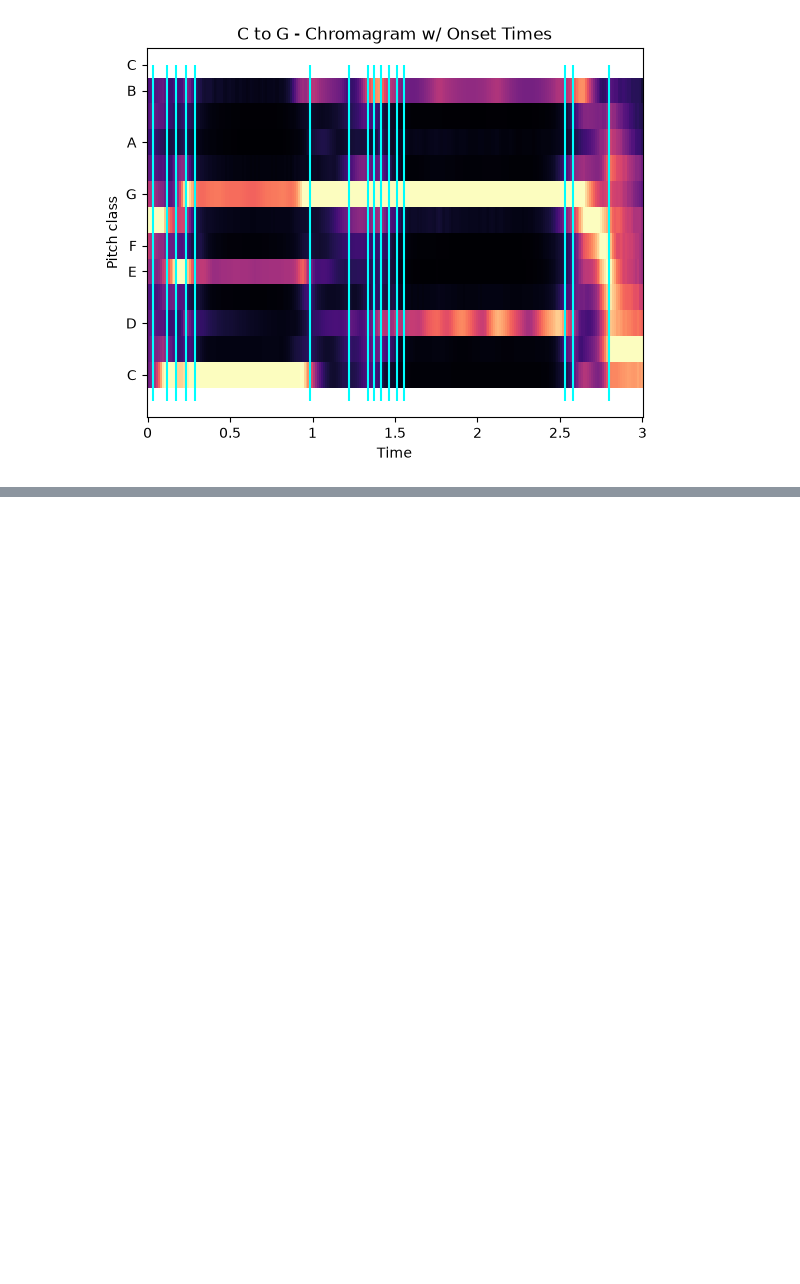
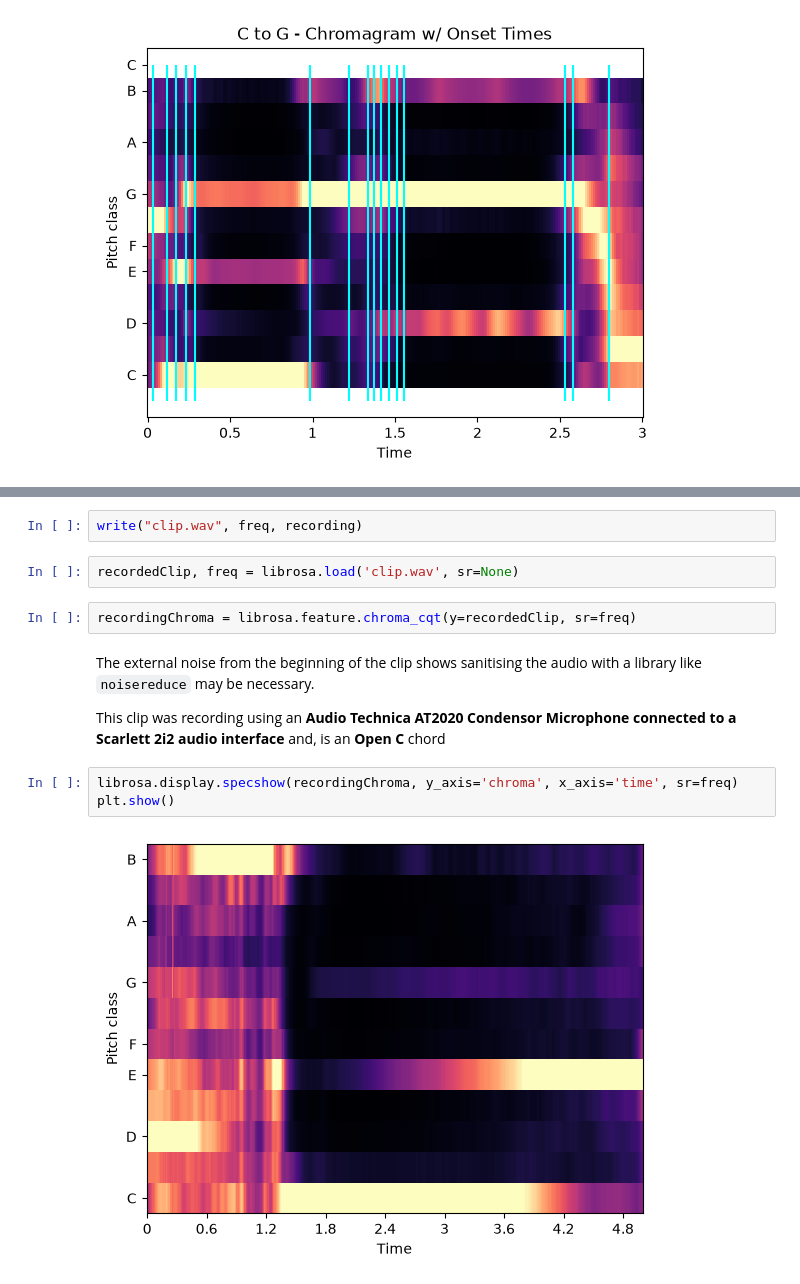
Before and after one commit to lambert-27/fretwave-chord-trainer, a Jupyter notebook: chroma/signical.ipynb, the cells around one changed output, grey strips where cells are left out. Saved outputs shown, nothing was run; the diff lists cells and outputs as text; blank space fills up the shorter version.

Commit message:
Implemented a basic recording feature. Records from primary microphone on pc for 5 seconds, runs the chord detection algorithm and saves the file w/ the chordname concatenated

````diff
--- a/chroma/signical.ipynb
+++ b/chroma/signical.ipynb
@@ -133,0 +147,15 @@ plt.show()
+# %%
+write("clip.wav", freq, recording)
+# %%
+recordedClip, freq = librosa.load('clip.wav', sr=None)
+# %%
+recordingChroma = librosa.feature.chroma_cqt(y=recordedClip, sr=freq)
+# %% [markdown]
+The external noise from the beginning of the clip shows sanitising the audio with a library like ```noisereduce``` may be necessary.
+
+This clip was recording using an **Audio Technica AT2020 Condensor Microphone connected to a Scarlett 2i2 audio interface** and, is an **Open C** chord
+# %%
+librosa.display.specshow(recordingChroma, y_axis='chroma', x_axis='time', sr=freq)
+plt.show()
+# %% [output]
+[figure, added]
````
Also changed, not shown: parts of 7 cells of this notebook, 2 other files.
